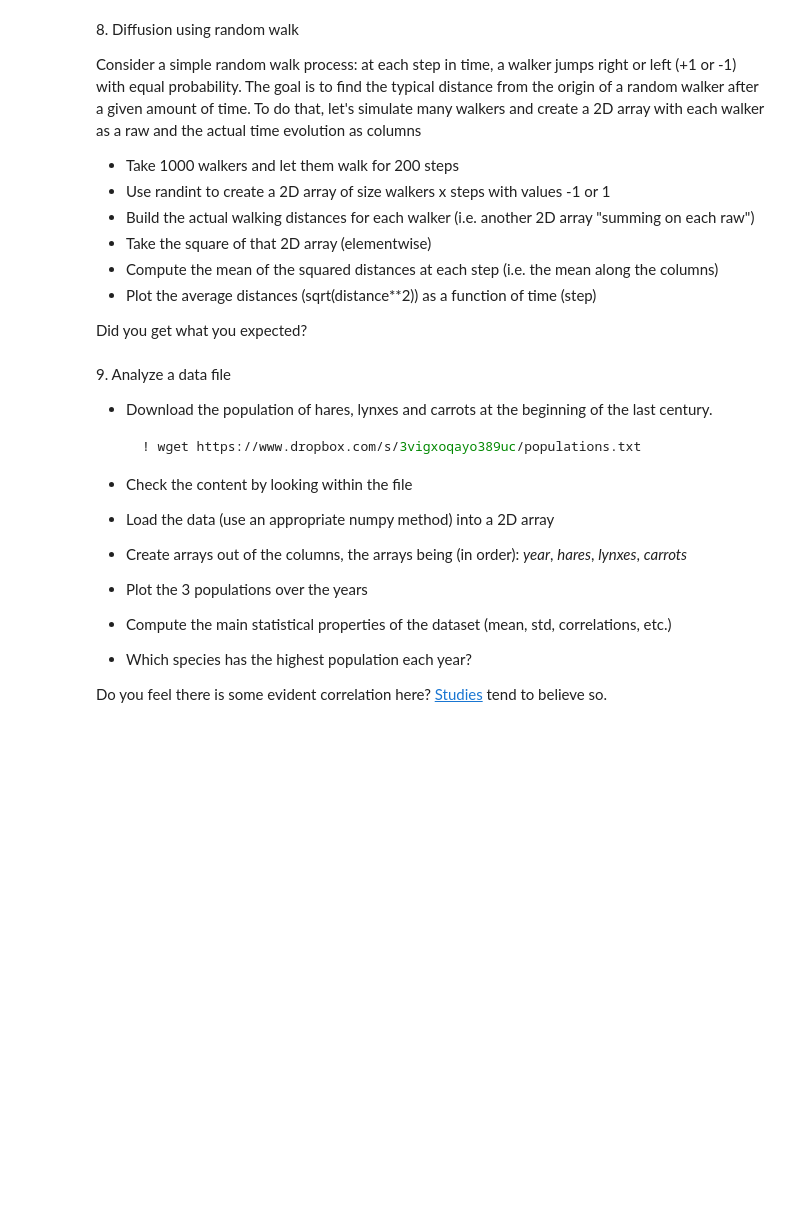
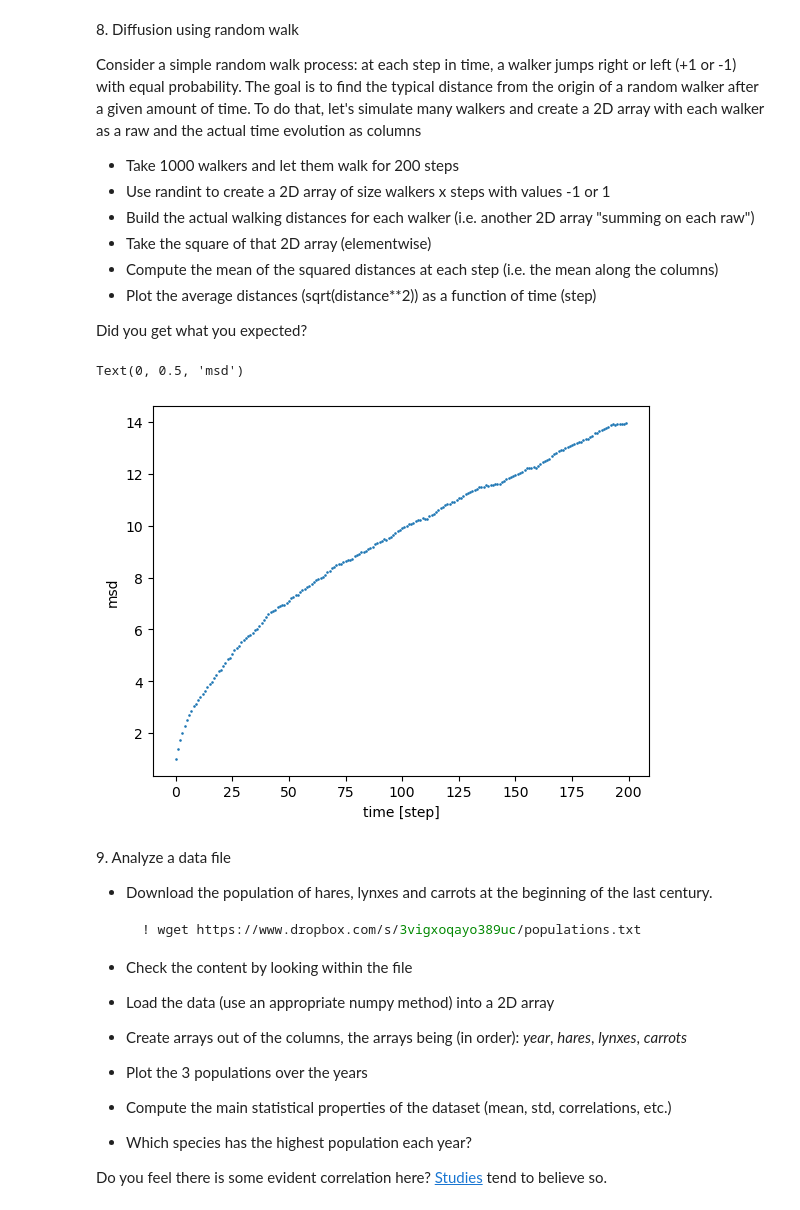
Before and after one commit to PhysicsOfData/LaboratoryOfComputationalPhysics_Y7, a Jupyter notebook: Ex04/04ex_Numpy.ipynb, the cells around one changed output. Cells and saved outputs as stored; diff of their text form; code cells hidden in the pictures; blank space fills up the shorter version.

```diff
--- a/Ex04/04ex_Numpy.ipynb
+++ b/Ex04/04ex_Numpy.ipynb
@@ -222,6 +254,21 @@ To do that, let's simulate many walkers and create a 2D array with each walker a
   * Plot the average distances (sqrt(distance\*\*2)) as a function of time (step)
 
 Did you get what you expected?
+# %%
+walkers = 1000
+step = 200
+diffusion_matrix = np.zeros((walkers, step))
+for i in range(step):
+    diffusion_matrix[:,i] = diffusion_matrix[:, i-1] + rnp.choice((-1, 1), walkers)
+squared_diffusion = diffusion_matrix**2
+msd = [np.mean(squared_diffusion[:,i]) for i in range(step)]
+
+plt.scatter(np.arange(step), np.sqrt(msd), s=0.75)
+plt.xlabel("time [step]")
+plt.ylabel("msd")
+# %% [output]
+Text(0, 0.5, 'msd')
+[figure, added]
 # %% [markdown]
 9\. Analyze a data file
   * Download the population of hares, lynxes and carrots at the beginning of the last century.
```
Also changed, not shown: parts of 5 cells of this notebook, 3 other files.
